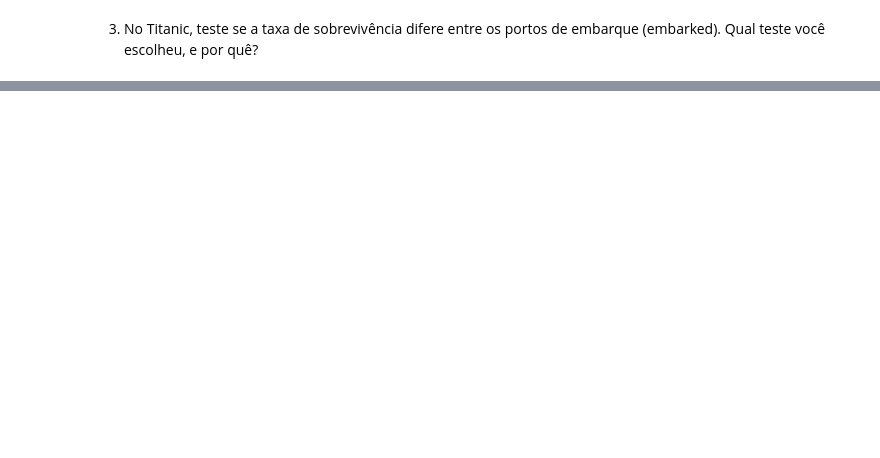
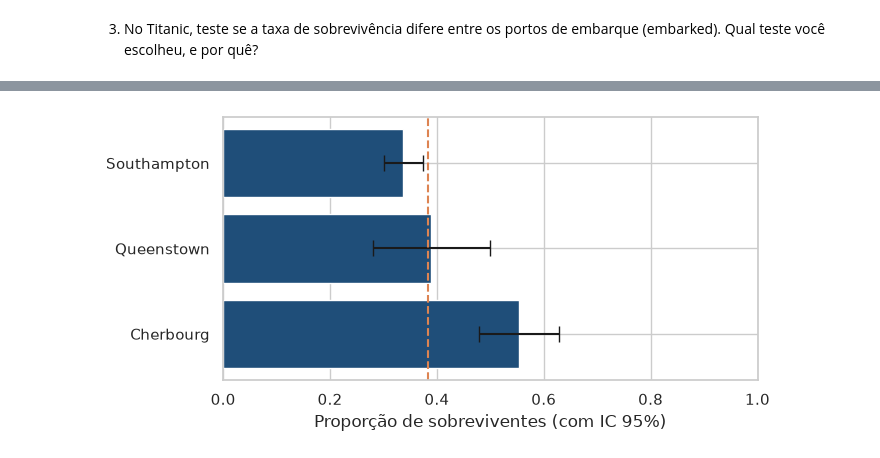
Before and after one commit to helena-varela/ciencia-de-dados, a Jupyter notebook: Unidade_02/Aula_08/aula_08.ipynb, the cells around one changed output, grey strips where cells are left out. Cells and saved outputs as stored; diff of their text form; code cells hidden in the pictures; blank space fills up the shorter version.

```diff
--- a/Unidade_02/Aula_08/aula_08.ipynb
+++ b/Unidade_02/Aula_08/aula_08.ipynb
@@ -736,2 +868,13 @@ plt.show()
 # %% [markdown]
 3. No Titanic, teste se a taxa de sobrevivência difere entre os portos de embarque (embarked). Qual teste você escolheu, e por quê?
+# %%
+# taxa de sobrevivência por porto (2 passageiros sem porto são ignorados pelo crosstab)
+by_port = (
+  titanic
+  .groupby("embark_town")
+  .survived
+  .agg(sobreviventes="sum", n="size")
+  .assign(proporcao=lambda df: df["sobreviventes"] / df["n"])
+)
+
+by_port.round(3)
@@ -737,0 +910,14 @@ plt.show()
+# %%
+# proporção de sobreviventes por porto, com IC 95%
+low, high = proportion_confint(by_port["sobreviventes"], by_port["n"])
+
+fig, ax = plt.subplots(figsize=(7, 3.5))
+ax.barh(by_port.index, by_port["proporcao"],
+        xerr=[by_port["proporcao"] - low, high - by_port["proporcao"]],
+        color="#1F4E79", capsize=6)
+ax.axvline(titanic["survived"].mean(), color="#DD8452", linestyle="--")  # taxa geral
+ax.set(xlim=(0, 1), xlabel="Proporção de sobreviventes (com IC 95%)")
+plt.tight_layout()
+plt.show()
+# %% [output]
+[figure, added]
```
Also changed, not shown: parts of 23 cells of this notebook.
